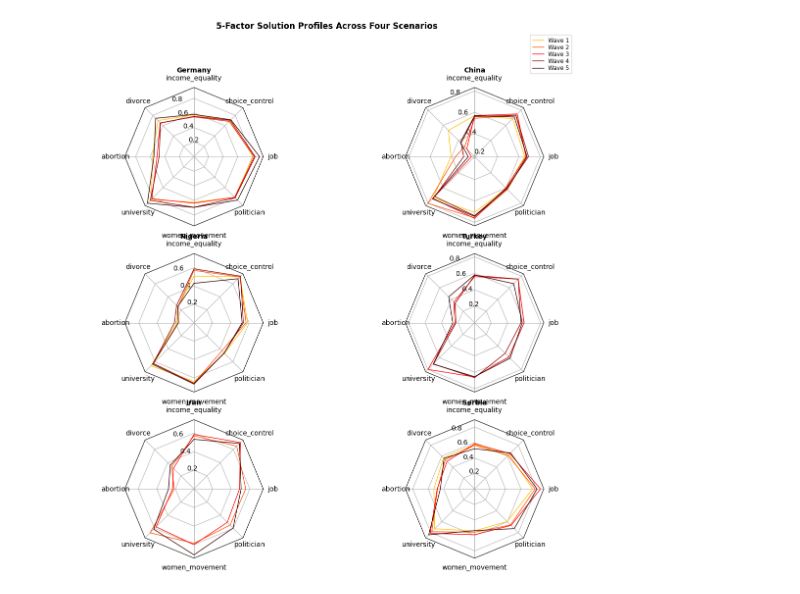
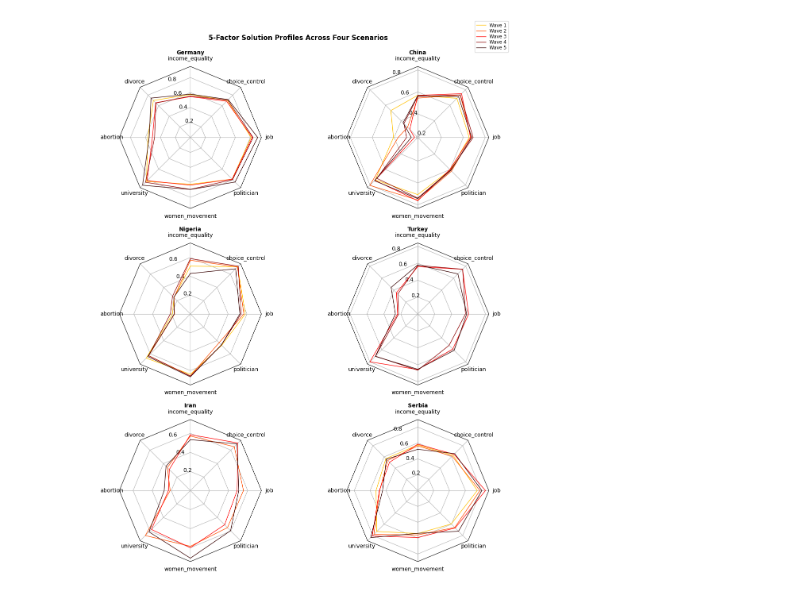
Before and after one commit to BeTheMaster/WorldGenderValues, a Jupyter notebook: src/Radar_Chart.ipynb, the cells around one changed output. Drawn from its saved outputs; the diff is of its cells as text; code cells hidden in the pictures.

Commit message:
radar charts pretty

```diff
--- a/src/Radar_Chart.ipynb
+++ b/src/Radar_Chart.ipynb
@@ -140,33 +140,33 @@ if __name__ == '__main__':
     N = 8
     theta = radar_factory(N, frame='polygon')
 
     data = example_data()
     spoke_labels = data.pop(0)
 
     fig, axs = plt.subplots(figsize=(12, 12), nrows=3, ncols=2,
                             subplot_kw=dict(projection='radar'))
-    fig.subplots_adjust(wspace=0.6, hspace=0.20, top=0.85, bottom=0.05)
+    fig.subplots_adjust(wspace=0.6, hspace=0.20, top=1.1, bottom=0.05)
 
     colors = ['#ffc100', '#ff4d00', '#ff0000', '#8c0000', '#360101'] #, '#ff9a00','#ff7400'
     # Plot the four cases from the example data on separate axes
     for ax, (title, case_data) in zip(axs.flat, data):
         ax.set_rgrids([0.2, 0.4, 0.6, 0.8])
         ax.set_title(title, weight='bold', size='medium', position=(0.5, 1.1),
                      horizontalalignment='center', verticalalignment='center')
         for d, color in zip(case_data, colors):
             ax.plot(theta, d, color=color, linewidth=1)
             #ax.fill(theta, d, facecolor=color, alpha=0.25, label='_nolegend_')
         ax.set_varlabels(spoke_labels)
 
     # add legend relative to top-left plot
     labels = ('Wave 1', 'Wave 2', 'Wave 3', 'Wave 4', 'Wave 5')
     legend = axs[0,1].legend(labels, loc=(0.9, 1.1),
                               labelspacing=0.1, fontsize='small')
 
-    fig.text(0.5, 0.95, '5-Factor Solution Profiles Across Four Scenarios',
+    fig.text(0.5, 1.15, '5-Factor Solution Profiles Across Four Scenarios',
              horizontalalignment='center', color='black', weight='bold',
              size='large')
 
     plt.show()
 # %% [output]
-[figure, old version]
+[figure, new version]
```
